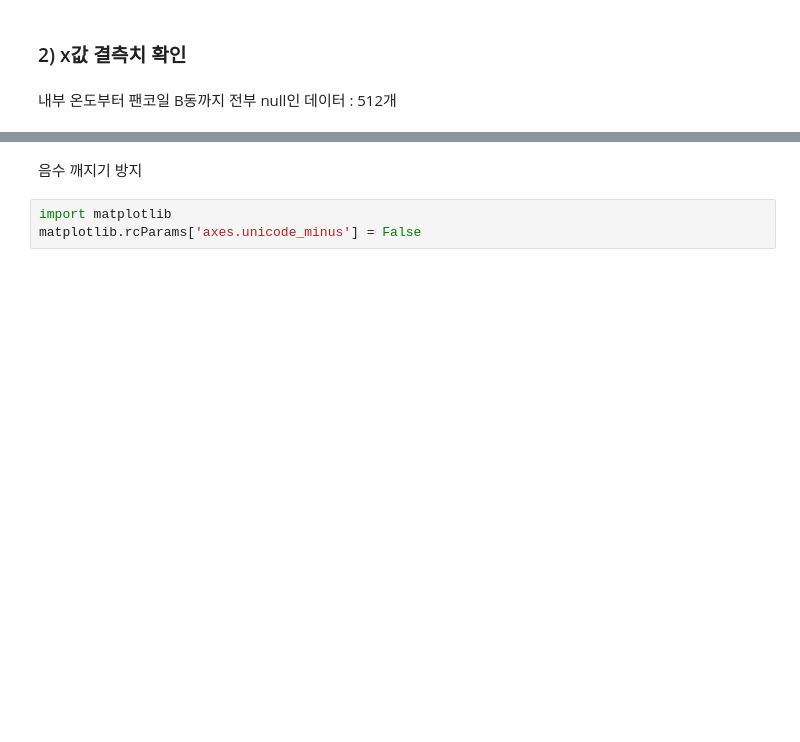
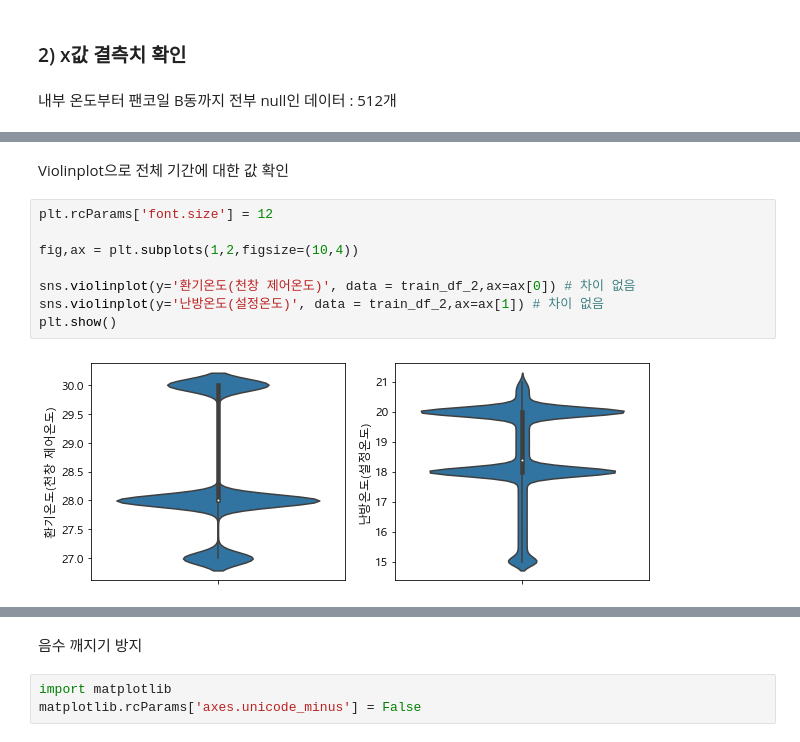
Before and after one commit to yxbxn/smart_farm, a Jupyter notebook: EDA.ipynb, the cells around one changed output, grey strips where cells are left out. Drawn from its saved outputs; the diff is of its cells as text; blank space fills up the shorter version.

```diff
--- a/EDA.ipynb
+++ b/EDA.ipynb
@@ -332,0 +337,12 @@ train_df[train_df["내부 온도"].isnull()].head()
+# %% [markdown]
+Violinplot으로 전체 기간에 대한 값 확인
+# %%
+plt.rcParams['font.size'] = 12
+
+fig,ax = plt.subplots(1,2,figsize=(10,4))
+
+sns.violinplot(y='환기온도(천창 제어온도)', data = train_df_2,ax=ax[0]) # 차이 없음
+sns.violinplot(y='난방온도(설정온도)', data = train_df_2,ax=ax[1]) # 차이 없음
+plt.show()
+# %% [output]
+[figure, added]
```
Also changed, not shown: parts of 67 cells of this notebook.
